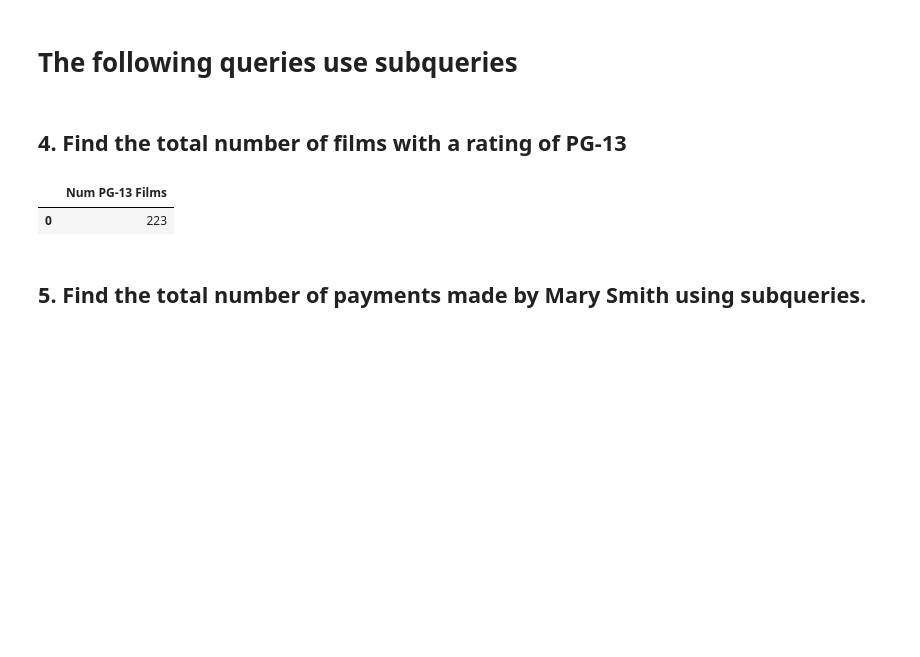
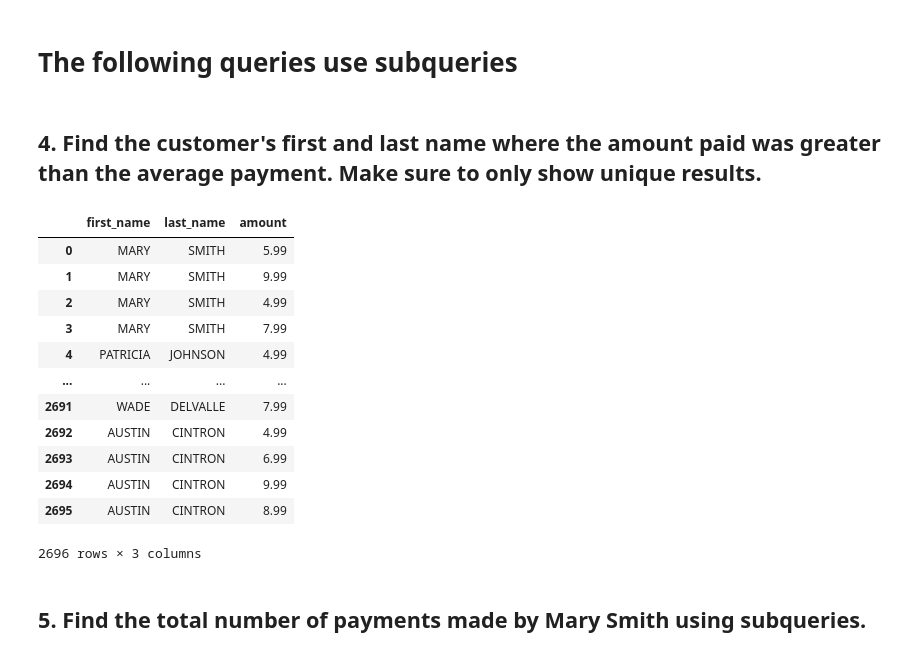
Before and after one commit to erwincarlogonzales/data-enrichment-wk10-L1-joins-and-subqueries, a Jupyter notebook: Sakila CodeAlong.ipynb, the cells around one changed output. Cells and saved outputs as stored; diff of their text form; code cells hidden in the pictures; blank space fills up the shorter version.

```diff
--- a/Instructor/Sakila CodeAlong.ipynb
+++ b/Sakila CodeAlong.ipynb
@@ -130,17 +137,29 @@ pd.read_sql(q, engine)
 # %% [markdown]
 # The following queries use subqueries
 # %% [markdown]
-## 4. Find the total number of films with a rating of PG-13
+## 4. Find the customer's first and last name where the amount paid was greater than the average payment. Make sure to only show unique results.
 # %%
-q = '''SELECT COUNT(*) AS "Num PG-13 Films"
-FROM (SELECT film_id
-        FROM film
-        WHERE rating = "PG-13") AS Total_Count;'''
+q = '''SELECT DISTINCT customer.first_name, customer.last_name, payment.amount
+FROM customer
+JOIN payment
+ON customer.customer_id = payment.customer_id
+WHERE payment.amount > (SELECT AVG(payment.amount) FROM payment);'''
 
 pd.read_sql(q, engine)
 # %% [output]
-|  | Num PG-13 Films |
-| 0 | 223 |
+|  | first_name | last_name | amount |
+| 0 | MARY | SMITH | 5.99 |
+| 1 | MARY | SMITH | 9.99 |
+| 2 | MARY | SMITH | 4.99 |
+| 3 | MARY | SMITH | 7.99 |
+| 4 | PATRICIA | JOHNSON | 4.99 |
+| ... | ... | ... | ... |
+| 2691 | WADE | DELVALLE | 7.99 |
+| 2692 | AUSTIN | CINTRON | 4.99 |
+| 2693 | AUSTIN | CINTRON | 6.99 |
+| 2694 | AUSTIN | CINTRON | 9.99 |
+| 2695 | AUSTIN | CINTRON | 8.99 |
+2696 rows × 3 columns
 # %% [markdown]
 ## 5. Find the total number of payments made by Mary Smith using subqueries.
 # %%
```
Also changed, not shown: parts of 7 cells of this notebook.
